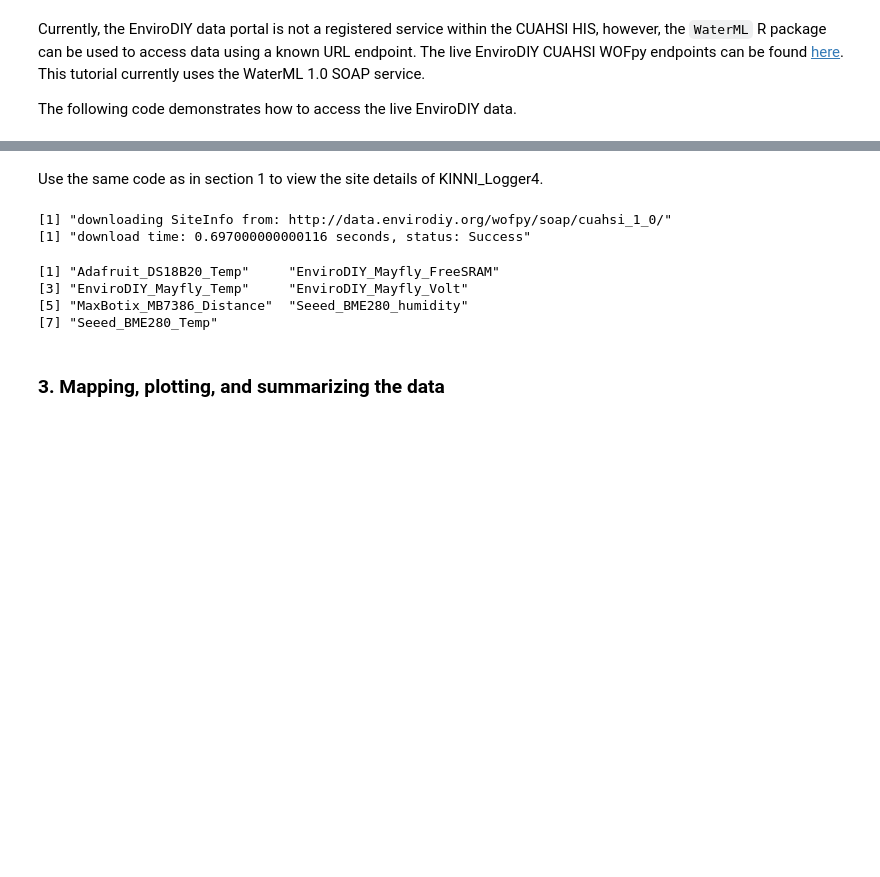
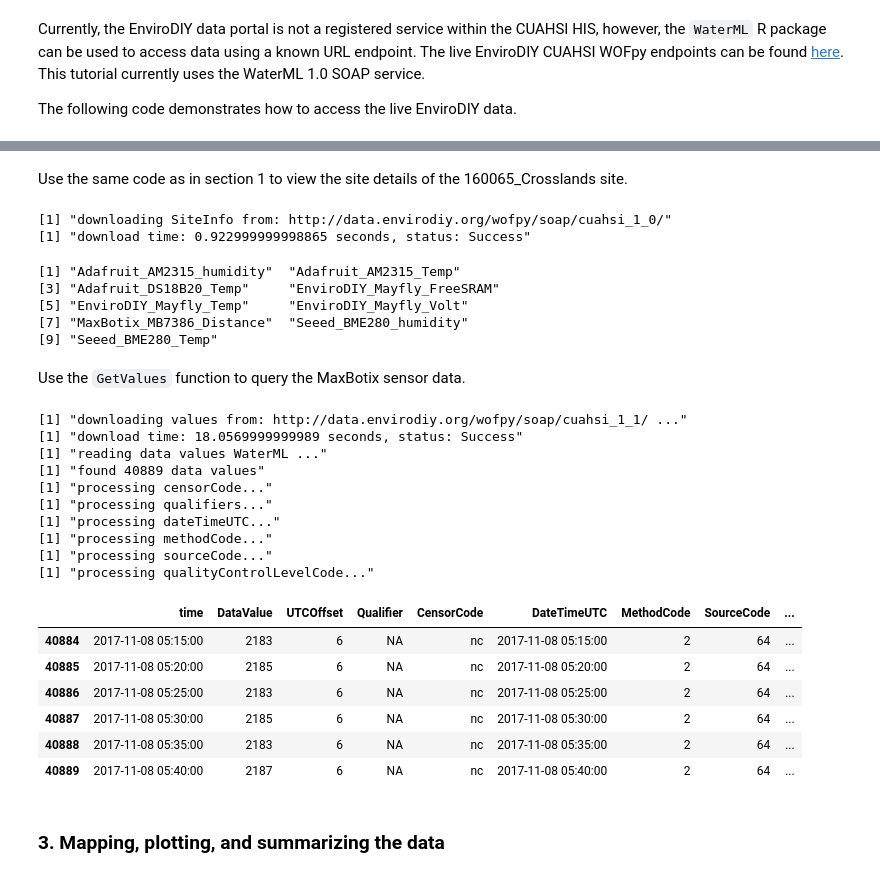
Before and after one commit to BiG-CZ/BiG-CZ-Toolbox, a Jupyter notebook: ipynotebooks/EnviroDIY_Rnotebook.ipynb, the cells around one changed output, grey strips where cells are left out. Saved outputs shown, nothing was run; the diff lists cells and outputs as text; code cells hidden in the pictures; blank space fills up the shorter version.

Commit message:
Small updates for clarity
Additional steps in Section 2 that may allow trimming of Section 3.

```diff
--- a/ipynotebooks/EnviroDIY_Rnotebook.ipynb
+++ b/ipynotebooks/EnviroDIY_Rnotebook.ipynb
@@ -199,17 +199,42 @@ sites
 | 81 | Sara's Desk at Stroud | desk_sensors | wofpy:desk_sensors | 39.85920 | -75.78320 | NA | NA | NA | NA |
 | 147 | asdfsfas | asdfsdf | wofpy:asdfsdf | 41.71481 | -112.17569 | NA | NA | NA | NA |
 # %% [markdown]
-Use the same code as in section 1 to view the site details of KINNI_Logger4.
+Use the same code as in section 1 to view the site details of the 160065_Crosslands site.
 # %%
-siteinfo <- GetSiteInfo(server, "wofpy:KINNI_Logger1")
+siteinfo <- GetSiteInfo(server, "wofpy:160065_Crosslands")
 levels(as.factor(siteinfo$VariableCode))
 # %% [output]
 [1] "downloading SiteInfo from: http://data.envirodiy.org/wofpy/soap/cuahsi_1_0/"
-[1] "download time: 0.697000000000116 seconds, status: Success"
+[1] "download time: 0.922999999998865 seconds, status: Success"
-[1] "Adafruit_DS18B20_Temp"     "EnviroDIY_Mayfly_FreeSRAM"
-[3] "EnviroDIY_Mayfly_Temp"     "EnviroDIY_Mayfly_Volt"
-[5] "MaxBotix_MB7386_Distance"  "Seeed_BME280_humidity"
-[7] "Seeed_BME280_Temp"
+[1] "Adafruit_AM2315_humidity"  "Adafruit_AM2315_Temp"
+[3] "Adafruit_DS18B20_Temp"     "EnviroDIY_Mayfly_FreeSRAM"
+[5] "EnviroDIY_Mayfly_Temp"     "EnviroDIY_Mayfly_Volt"
+[7] "MaxBotix_MB7386_Distance"  "Seeed_BME280_humidity"
+[9] "Seeed_BME280_Temp"
+# %% [markdown]
+Use the `GetValues` function to query the MaxBotix sensor data.
+# %%
+server <- "http://data.envirodiy.org/wofpy/soap/cuahsi_1_1/.wsdl"
+wdistance <- GetValues(server, siteCode="wofpy:160065_Crosslands", variableCode="wofpy:MaxBotix_MB7386_Distance")
+tail(wdistance)
+# %% [output]
+[1] "downloading values from: http://data.envirodiy.org/wofpy/soap/cuahsi_1_1/ ..."
+[1] "download time: 18.0569999999989 seconds, status: Success"
+[1] "reading data values WaterML ..."
+[1] "found 40889 data values"
+[1] "processing censorCode..."
+[1] "processing qualifiers..."
+[1] "processing dateTimeUTC..."
+[1] "processing methodCode..."
+[1] "processing sourceCode..."
+[1] "processing qualityControlLevelCode..."
+|  | time | DataValue | UTCOffset | Qualifier | CensorCode | DateTimeUTC | MethodCode | SourceCode | ... |
+| 40884 | 2017-11-08 05:15:00 | 2183 | 6 | NA | nc | 2017-11-08 05:15:00 | 2 | 64 | ... |
+| 40885 | 2017-11-08 05:20:00 | 2185 | 6 | NA | nc | 2017-11-08 05:20:00 | 2 | 64 | ... |
+| 40886 | 2017-11-08 05:25:00 | 2183 | 6 | NA | nc | 2017-11-08 05:25:00 | 2 | 64 | ... |
+| 40887 | 2017-11-08 05:30:00 | 2185 | 6 | NA | nc | 2017-11-08 05:30:00 | 2 | 64 | ... |
+| 40888 | 2017-11-08 05:35:00 | 2183 | 6 | NA | nc | 2017-11-08 05:35:00 | 2 | 64 | ... |
+| 40889 | 2017-11-08 05:40:00 | 2187 | 6 | NA | nc | 2017-11-08 05:40:00 | 2 | 64 | ... |
 # %% [markdown]
 <a id='section3'></a>
 ### 3. Mapping, plotting, and summarizing the data
```
Also changed, not shown: parts of 2 cells of this notebook.
